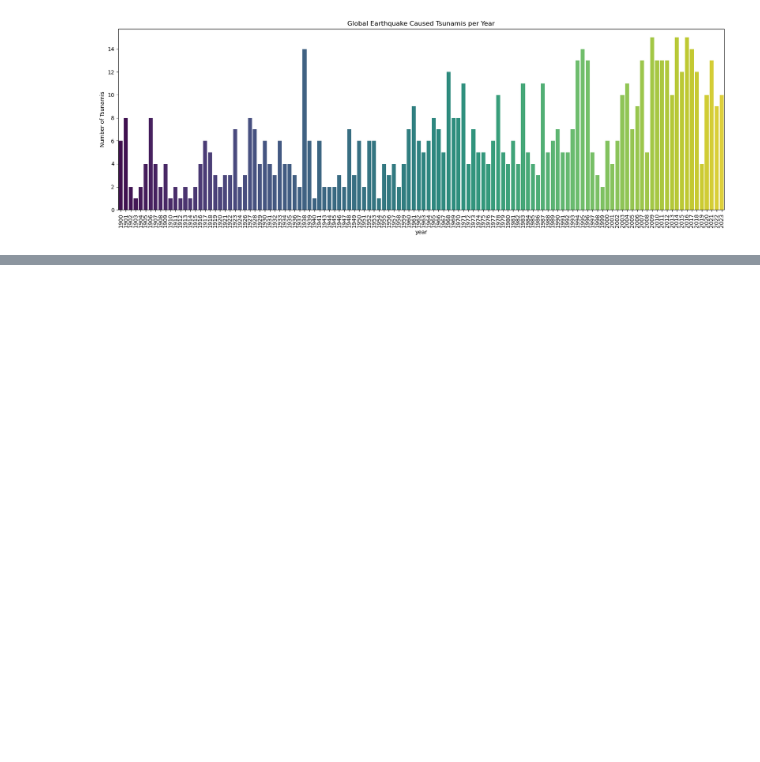
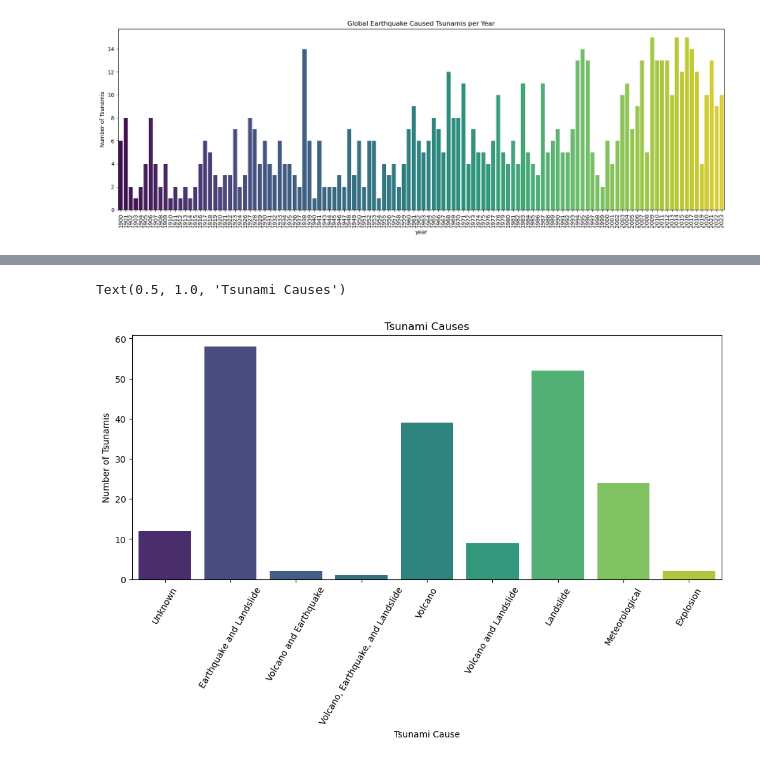
Before and after one commit to risk200/Global-Tsunamis, a Jupyter notebook: Global Tsunamis 1900 to 2023.ipynb, the cells around one changed output, grey strips where cells are left out. Cells and saved outputs as stored; diff of their text form; code cells hidden in the pictures; blank space fills up the shorter version.

```diff
--- a/Global Tsunamis 1900 to 2023.ipynb
+++ b/Global Tsunamis 1900 to 2023.ipynb
@@ -16,3 +20,8 @@ sns.set_palette('viridis') #this does not work for me
+# %%
+#Variable for later
+event_dict = {0: 'Unknown',1: 'Earthquake',2: 'Questionable Earthquake',3: 'Earthquake and Landslide',4: 'Volcano and Earthquake',
+    5: 'Volcano, Earthquake, and Landslide',6: 'Volcano',7: 'Volcano and Landslide',8: 'Landslide',9: 'Meteorological',
+    10: 'Explosion',11: 'Astronomical Tide'}
 # %%
 tsunami = pd.read_csv(r'G:\Pictures\Misc\Data Analytics\Random Projects\NOSS Tsunami\tsunamis-2023-11-11_17-43-29_-0400.tsv', delimiter='\t')
 # %%
@@ -421,3 +544,16 @@ non_earth['Country'].value_counts().head(10)
+# %%
+cause = non_earth.groupby(by = 'Tsunami Cause Code').count()['Year'].reset_index()
+cause.replace({'Tsunami Cause Code':event_dict}, inplace = True)
+# %%
+plt.figure(figsize = (12,5))
+sns.barplot(data = cause, x = 'Tsunami Cause Code', y = 'Year', palette = pal)
+plt.xticks(rotation=60, ha='center')
+plt.ylabel('Number of Tsunamis')
+plt.xlabel('Tsunami Cause')
+plt.title('Tsunami Causes')
+# %% [output]
+Text(0.5, 1.0, 'Tsunami Causes')
+[figure, added]
 # %%
 data = non_earth['Country'].value_counts()
 agg_data2 = data.to_frame()
```
Also changed, not shown: parts of 68 cells of this notebook.
